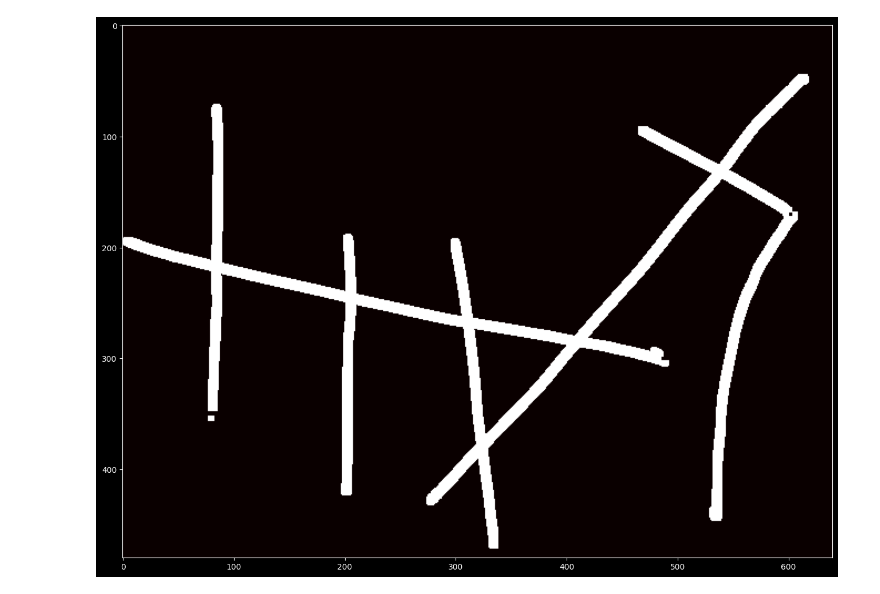
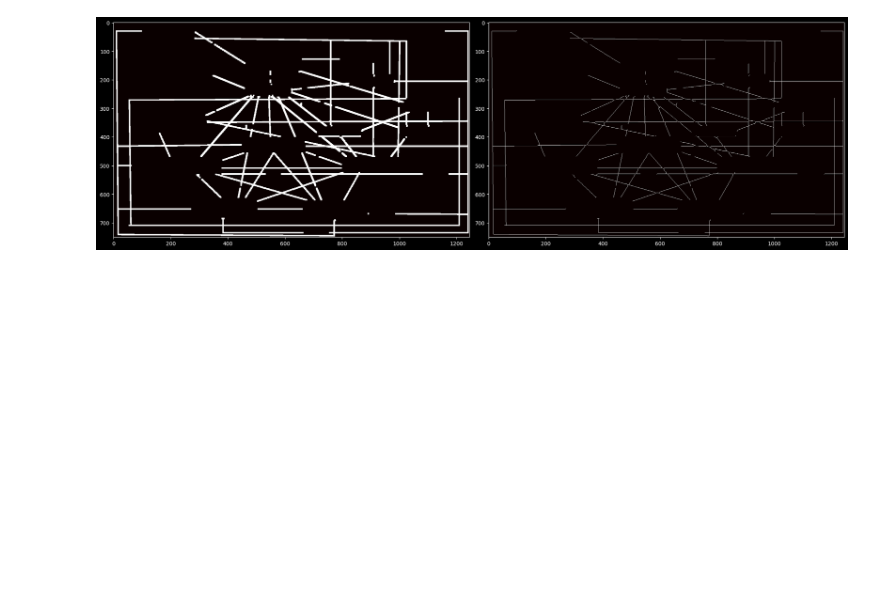
Before and after one commit to BardinPetr/kg-llm-rag, a Jupyter notebook: src/visual/analyze/demo.ipynb, the cells around one changed output. Cells and saved outputs as stored; diff of their text form; code cells hidden in the pictures; blank space fills up the shorter version.

```diff
--- a/src/visual/analyze/demo.ipynb
+++ b/src/visual/analyze/demo.ipynb
@@ -28,8 +25,8 @@ from utils.gui import stack_images
 tests = {
     # "ed36a1594d570e76e0219bda981adb6c",
     # "/home/petr/study/diploma/src/datasetgen/full/f8e3fa2523fff97a2dc9c382dcb3b634.png",
-    # "/home/petr/study/diploma/src/datasetgen/demo/6.png",
-    "/home/petr/Documents/1.png",
+    "/home/petr/study/diploma/src/datasetgen/demo/6.png",
+    # "/home/petr/Documents/1.png",
     # "ec5ce1afe4d3c3d4c13470842eee7e5f"
 }
 
@@ -124,9 +121,13 @@ del_mask = bboxes2mask(del_bbx, ig.shape)
 im_clr = it & ~del_mask
 # vic(orig, im_clr)
 # %%
+from skimage.morphology import skeletonize
+
 sz = 2
 element = cv2.getStructuringElement(cv2.MORPH_RECT, (2 * sz + 1, 2 * sz + 1), (sz, sz))
 dst = cv2.dilate(im_clr, element)
-vis(dst)
+dsts = skeletonize(dst).astype('uint8')
+
+vic(dst, dsts)
 # %% [output]
-[figure, old version]
+[figure, new version]
```
Also changed, not shown: parts of 16 cells of this notebook, 1 other file.
